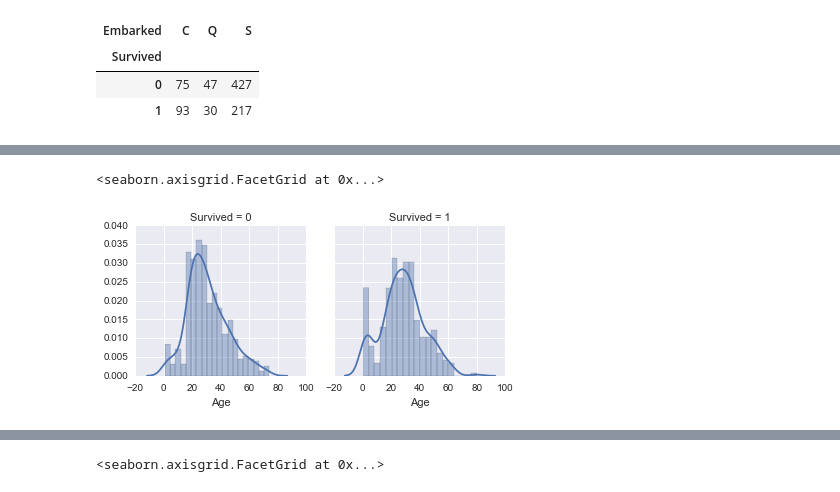
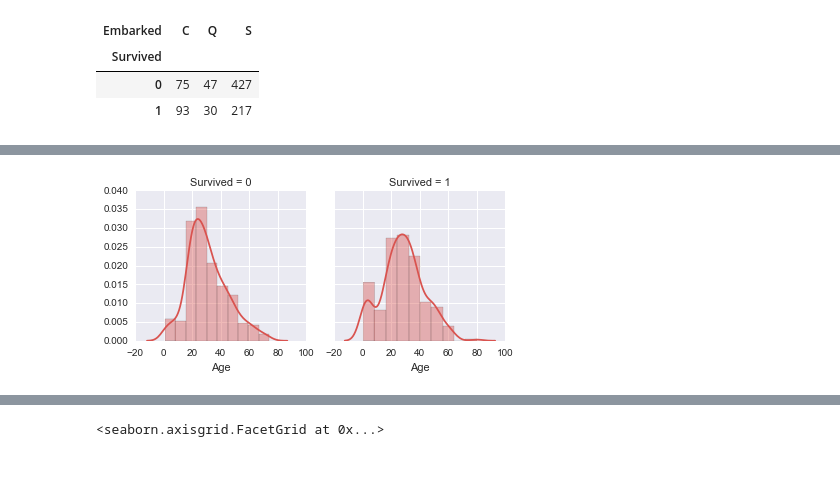
Before and after one commit to JayateerthaT/kaggle, a Jupyter notebook: titanic/Titanic.ipynb, the cells around one changed output, grey strips where cells are left out. Cells and saved outputs as stored; diff of their text form; code cells hidden in the pictures.

Commit message:
Added few more graphs

```diff
--- a/titanic/Titanic.ipynb
+++ b/titanic/Titanic.ipynb
@@ -138,6 +173,5 @@ pd.crosstab(train['Survived'], train['Embarked'], margins=False)
 # %%
 graph = sns.FacetGrid(train, col='Survived')
-graph.map(sns.distplot, 'Age', bins=20)
+graph.map(sns.distplot, 'Age',  bins=10, color="#d9534f");
 # %% [output]
-<seaborn.axisgrid.FacetGrid at 0x...>
-[figure, old version]
+[figure, new version]
```
Also changed, not shown: parts of 39 cells of this notebook.
